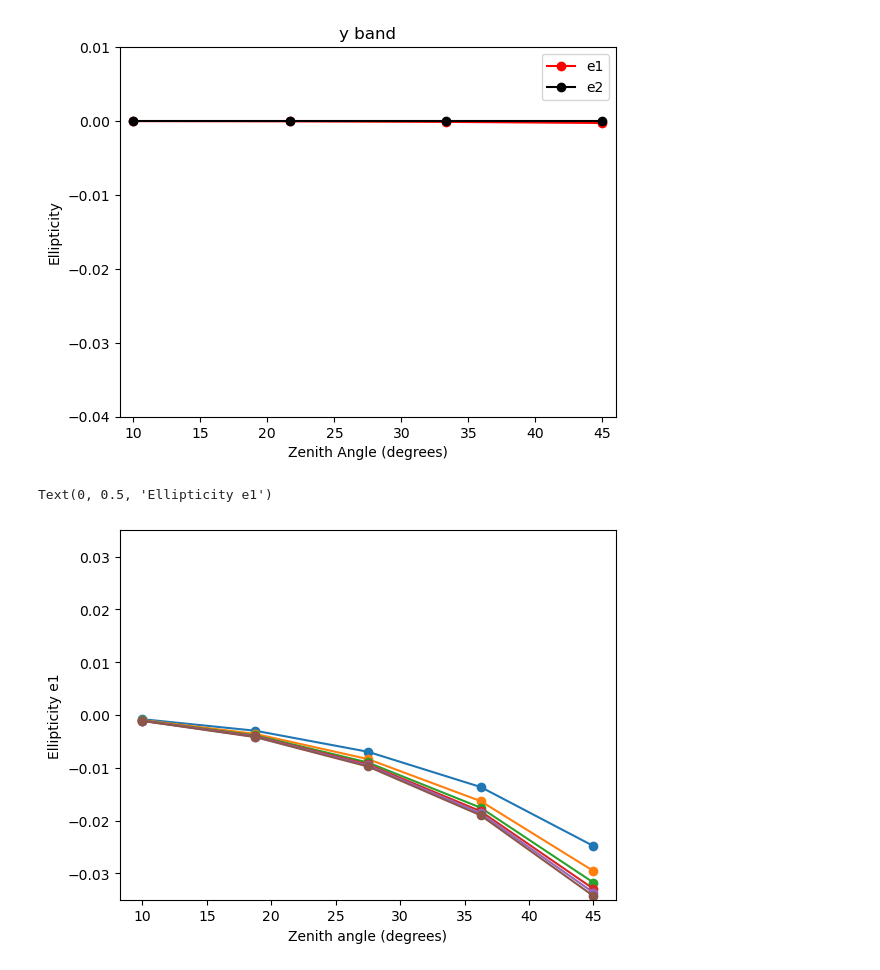
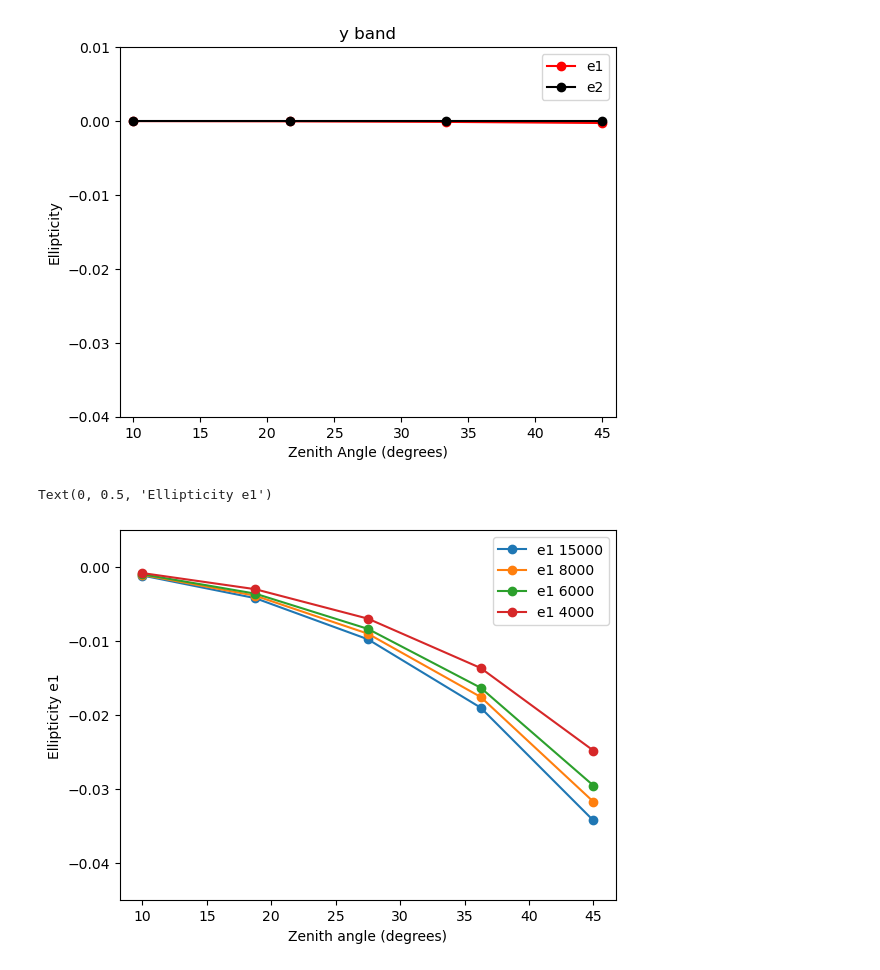
Before and after one commit to LSSTDESC/DifferentialCR, a Jupyter notebook: simulate_DCR2.ipynb, the cells around one changed output. Drawn from its saved outputs; the diff is of its cells as text; code cells hidden in the pictures.

```diff
--- a/simulate_DCR2.ipynb
+++ b/simulate_DCR2.ipynb
@@ -180,25 +180,28 @@ def BB_dcr(source_temperature, reference_temperature, zeniths, shape_xx, shape_y
 # zeniths = np.linspace(10, 45, 10)
 # scrap = BB_dcr(7000, 4500, zeniths, shape_xx, shape_yy, shape_xy, plot = True)
 # %%
-source_temperatures = [4000, 6000, 8000, 10000, 12000, 15000]
+source_temperatures = [4000, 6000, 8000, 15000]
+source_temperatures = np.flip(source_temperatures)
 zeniths = np.linspace(10, 45, 5)
 
 # fig, ax = plt.subplots(3, 2, figsize = (12,10), sharey = True)
+DCR1_base, DCR2_base, e1_base, e2_base = BB_dcr(5000, 4500, zeniths, shape_xx, shape_yy, shape_xy, plot = False)
+
 
 for source_temperature in source_temperatures:
     DCR1, DCR2, e1, e2 = BB_dcr(source_temperature, 4500, zeniths, shape_xx, shape_yy, shape_xy, plot = False)
 
-    plt.plot(zeniths, e1['g'], '-o', label = f'e1 {source_temperature}')
+    plt.plot(zeniths, e1['g'] , '-o', label = f'e1 {source_temperature}')
     # for i, band in enumerate('ugrizy'):
     #     ax[i//2, i%2].plot(zeniths, e1[band], '-o', label = f'e1 {source_temperature}')
     #     ax[i//2, i%2].plot(zeniths, e2[band], 'k-o', label = f'e2 {source_temperature}')
     #     ax[i//2, i%2].set_title(f'Band {band}')
     #     ax[i//2, i%2].legend()
 
-plt.ylim(-0.035, 0.035)
-# plt.legend()
+plt.ylim(-0.045, 0.005)
+plt.legend()
 plt.xlabel('Zenith angle (degrees)')
 plt.ylabel('Ellipticity e1')
 # %% [output]
 Text(0, 0.5, 'Ellipticity e1')
-[figure, old version]
+[figure, new version]
```
Also changed, not shown: 1 other file.
